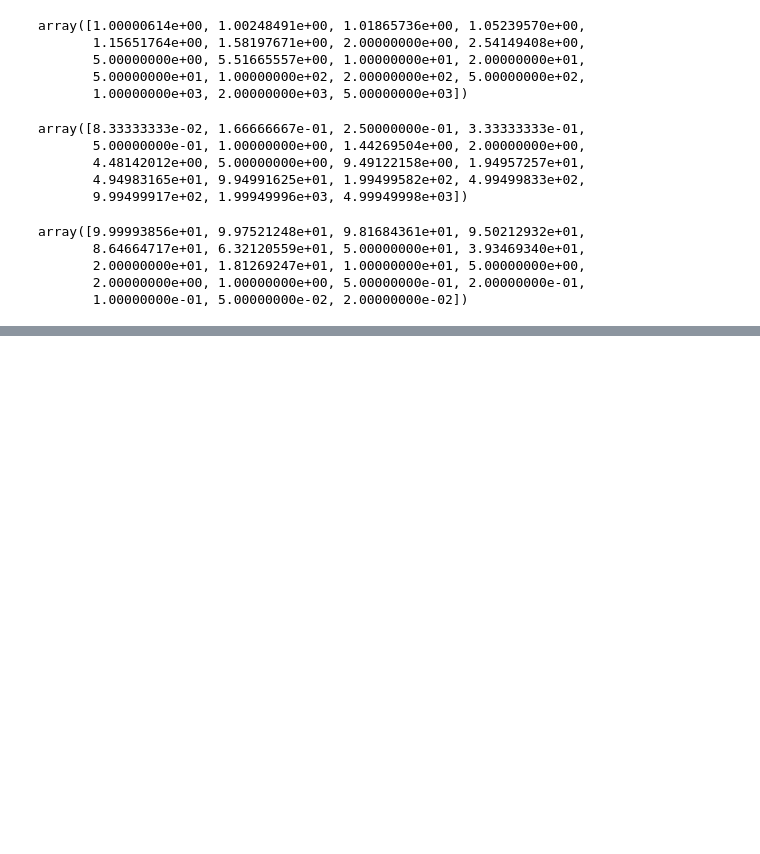
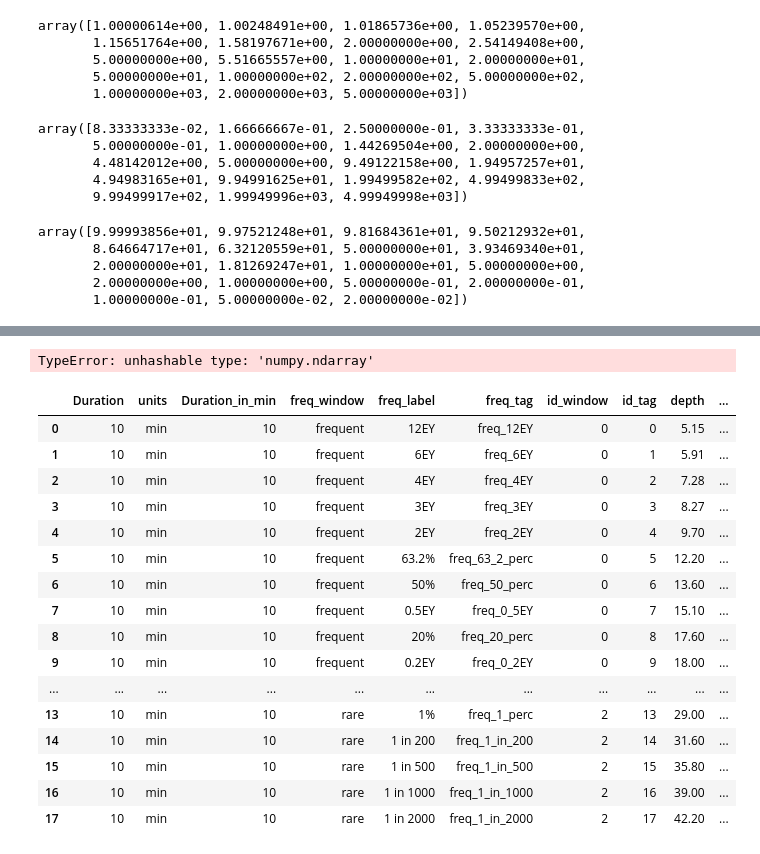
Before and after one commit to Holger-Paxi/Flood_Estimation, a Jupyter notebook: Assignment_3__1st.ipynb, the cells around one changed output, grey strips where cells are left out. Drawn from its saved outputs; the diff is of its cells as text; code cells hidden in the pictures; blank space fills up the shorter version.

```diff
--- a/Assignment_3__1st.ipynb
+++ b/Assignment_3__1st.ipynb
@@ -232,0 +475,6 @@ array(['frequent', 'frequent', 'frequent', 'frequent', 'frequent',
+# %%
+df_map = df_timeseries.copy().iloc[:,:2].drop_duplicates(subset=['TimeStep', 'Duration'])
+df_map.reset_index(drop=True, inplace=True)
+df_map = {key:val for key,val in zip(df_map.Duration, df_map.TimeStep)}
+
+df_map
@@ -232,0 +499,10 @@ array(['frequent', 'frequent', 'frequent', 'frequent', 'frequent',
+# %%
+df_id = frequency_table.copy().iloc[:-1,4:]
+df_id = pd.concat(objs=[
+    pd.Series(data=['depth']*len(df_id)),
+    df_id,
+    pd.Series(data=np.unique(ar=df_id.freq_window.to_numpy(), return_inverse=True)[1], name='id_window'),
+    df_id.index.to_series(name='id_tag')
+    ], axis=1)
+
+df_id
@@ -232,0 +527,14 @@ array(['frequent', 'frequent', 'frequent', 'frequent', 'frequent',
+# %%
+df_idf = idf_table.copy()
+df_idf = df_idf[df_idf.Duration_in_min >= 10]
+df_idf.reset_index(drop=True, inplace=True)
+df_idf.Duration = df_idf.Duration.astype(int)
+df_idf.Duration_in_min = df_idf.Duration_in_min.astype(int)
+df_idf.set_index(keys=df_idf.columns[:3].to_list(), inplace=True)
+df_idf.columns = pd.MultiIndex.from_frame(df=df_id)
+df_idf = df_idf.stack(level=[1,2,3,4,5], future_stack=True)
+# df_idf.sort_values(by=['id_window', 'id_tag', 'Duration_in_min'], inplace=True)
+df_idf.reset_index(inplace=True)
+df_idf['time_step'] = df_idf.Duration_in_min.map(arg=df_map)
+
+df_idf
@@ -232,0 +589,3 @@ array(['frequent', 'frequent', 'frequent', 'frequent', 'frequent',
+# %%
+df_idf.set_index(keys=['Duration_in_min', 'id_window', 'time_step'], inplace=True)
+df_idf
@@ -232,0 +623,7 @@ array(['frequent', 'frequent', 'frequent', 'frequent', 'frequent',
+# %%
+asdasd = pd.merge(left=df_timeseries, right=df_idf, how='cross')
+# asdasd.drop_duplicates(subset=['AEP_Window', 'Duration', 'id_tag'], inplace=True)
+asdasd.drop_duplicates(subset=['time_series', 'AEP_Window', 'Duration', 'id_tag'], inplace=True)
+asdasd
+# %% [output]
+TypeError: unhashable type: 'numpy.ndarray'
@@ -232,0 +632,20 @@ array(['frequent', 'frequent', 'frequent', 'frequent', 'frequent',
+# %%
+df_idf.head(n=18)
+# %% [output]
+|  | Duration | units | Duration_in_min | freq_window | freq_label | freq_tag | id_window | id_tag | depth | ... |
+| 0 | 10 | min | 10 | frequent | 12EY | freq_12EY | 0 | 0 | 5.15 | ... |
+| 1 | 10 | min | 10 | frequent | 6EY | freq_6EY | 0 | 1 | 5.91 | ... |
+| 2 | 10 | min | 10 | frequent | 4EY | freq_4EY | 0 | 2 | 7.28 | ... |
+| 3 | 10 | min | 10 | frequent | 3EY | freq_3EY | 0 | 3 | 8.27 | ... |
+| 4 | 10 | min | 10 | frequent | 2EY | freq_2EY | 0 | 4 | 9.70 | ... |
+| 5 | 10 | min | 10 | frequent | 63.2% | freq_63_2_perc | 0 | 5 | 12.20 | ... |
+| 6 | 10 | min | 10 | frequent | 50% | freq_50_perc | 0 | 6 | 13.60 | ... |
+| 7 | 10 | min | 10 | frequent | 0.5EY | freq_0_5EY | 0 | 7 | 15.10 | ... |
+| 8 | 10 | min | 10 | frequent | 20% | freq_20_perc | 0 | 8 | 17.60 | ... |
+| 9 | 10 | min | 10 | frequent | 0.2EY | freq_0_2EY | 0 | 9 | 18.00 | ... |
+| ... | ... | ... | ... | ... | ... | ... | ... | ... | ... | ... |
+| 13 | 10 | min | 10 | rare | 1% | freq_1_perc | 2 | 13 | 29.00 | ... |
+| 14 | 10 | min | 10 | rare | 1 in 200 | freq_1_in_200 | 2 | 14 | 31.60 | ... |
+| 15 | 10 | min | 10 | rare | 1 in 500 | freq_1_in_500 | 2 | 15 | 35.80 | ... |
+| 16 | 10 | min | 10 | rare | 1 in 1000 | freq_1_in_1000 | 2 | 16 | 39.00 | ... |
+| 17 | 10 | min | 10 | rare | 1 in 2000 | freq_1_in_2000 | 2 | 17 | 42.20 | ... |
```
Also changed, not shown: parts of 34 cells of this notebook, 9 other files.
